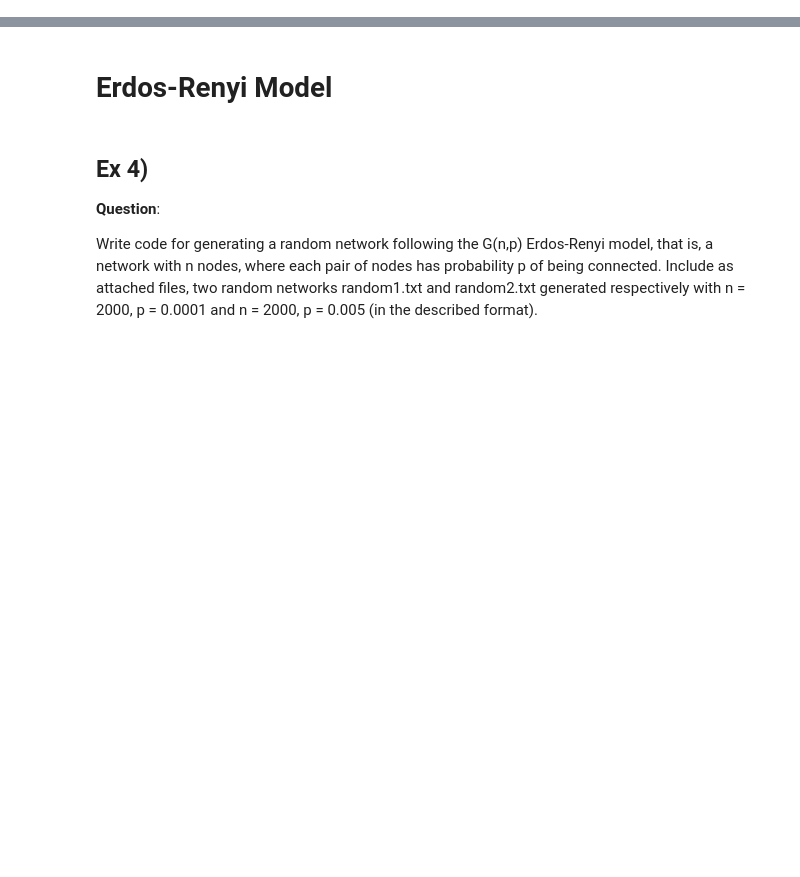
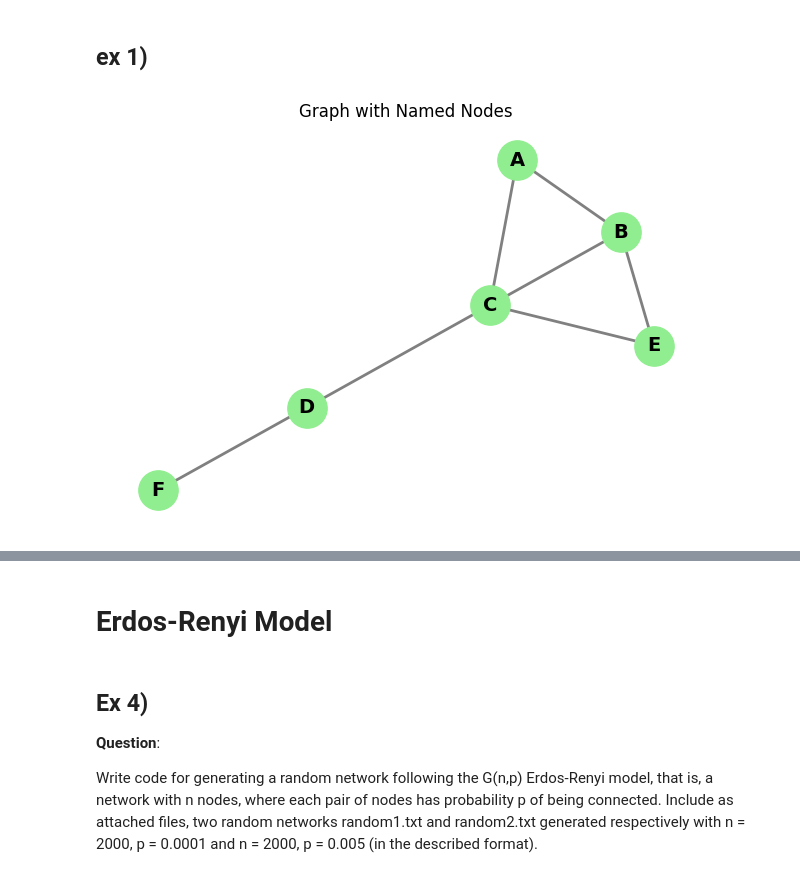
Before and after one commit to wesdpre/Network_Science_projt, a Jupyter notebook: homeWork1_NS/notebook.ipynb, the cells around one changed output, grey strips where cells are left out. Saved outputs shown, nothing was run; the diff lists cells and outputs as text; code cells hidden in the pictures; blank space fills up the shorter version.

```diff
--- a/homeWork1_NS/notebook.ipynb
+++ b/homeWork1_NS/notebook.ipynb
@@ -0,0 +9,38 @@
+# %% [markdown]
+## **ex 1)**
+# %%
+import networkx as nx
+import matplotlib.pyplot as plt
+
+# Create an undirected graph
+G = nx.Graph()
+
+# Create graph with named nodes
+G = nx.Graph()
+
+# Add edges using named nodes
+G.add_edges_from([
+    ("A", "B"),
+    ("A", "C"),
+    ("B", "E"),
+    ("B", "C"),
+    ("C", "E"),
+    ("C", "D"),
+    ("D","F"),
+])
+# Draw the graph
+plt.figure(figsize=(6, 4))  # Optional: control the figure size
+nx.draw(
+    G,
+    with_labels=True,         # Show node labels
+    node_color='lightgreen',  # Node color
+    node_size=800,            # Node size
+    font_size=14,             # Label font size
+    font_weight='bold',
+    edge_color='gray',
+    width=2
+)
+plt.title("Graph with Named Nodes")
+plt.show()
+# %% [output]
+[figure, added]
```
Also changed, not shown: parts of 25 cells of this notebook, 5 other files.
